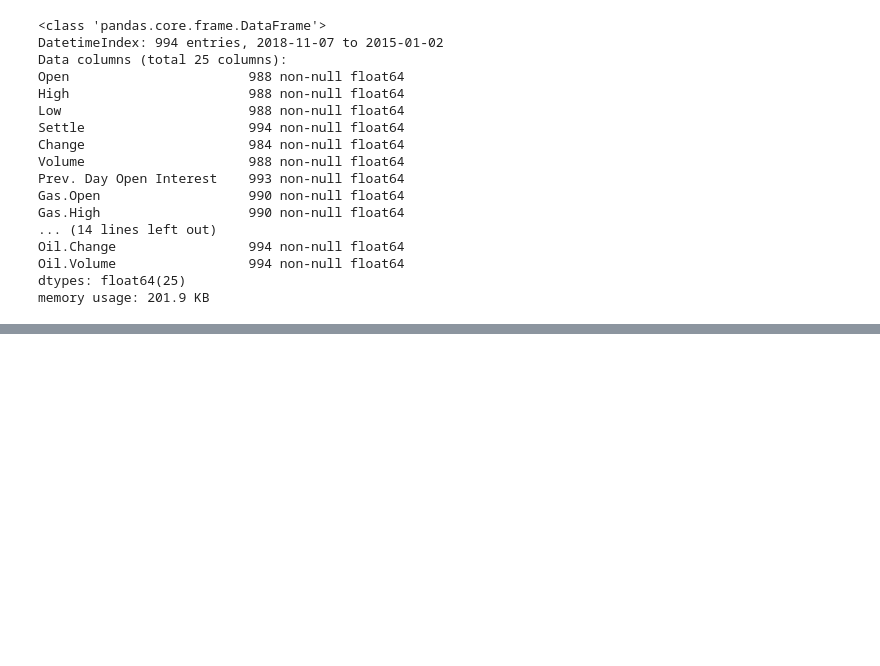
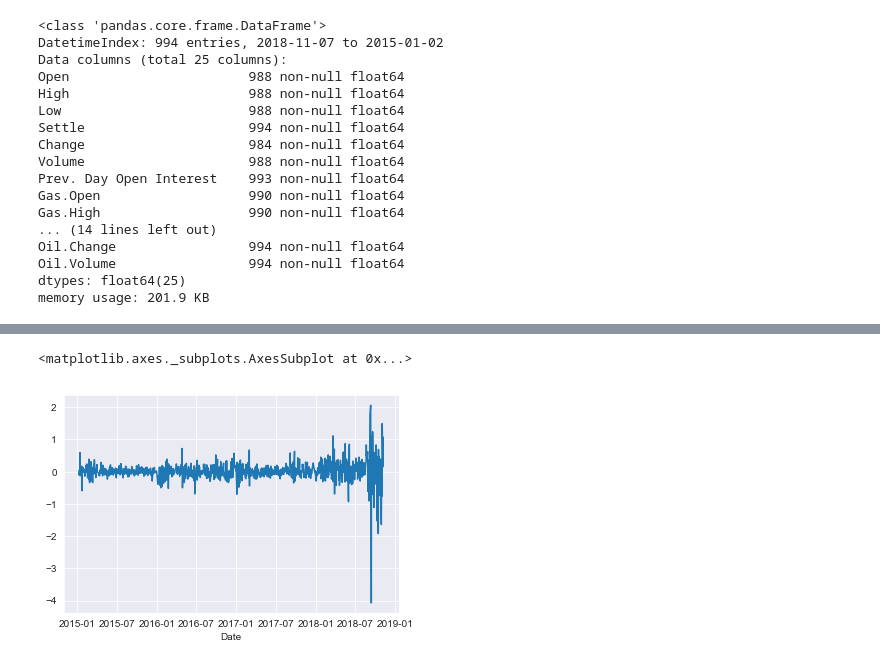
Before and after one commit to GaussianGarden/EUA-Price-Forecaster, a Jupyter notebook: Naive Baseline Model.ipynb, the cells around one changed output, grey strips where cells are left out. Saved outputs shown, nothing was run; the diff lists cells and outputs as text; code cells hidden in the pictures; blank space fills up the shorter version.

```diff
--- a/Naive Baseline Model.ipynb
+++ b/Naive Baseline Model.ipynb
@@ -53,0 +55,5 @@ We can see that the naive model is off by 30 cents, on average. A machine learni
+# %%
+sns.lineplot(df.index, errors)
+# %% [output]
+<matplotlib.axes._subplots.AxesSubplot at 0x...>
+[figure, added]
```
Also changed, not shown: parts of 9 cells of this notebook, 4 other files.
